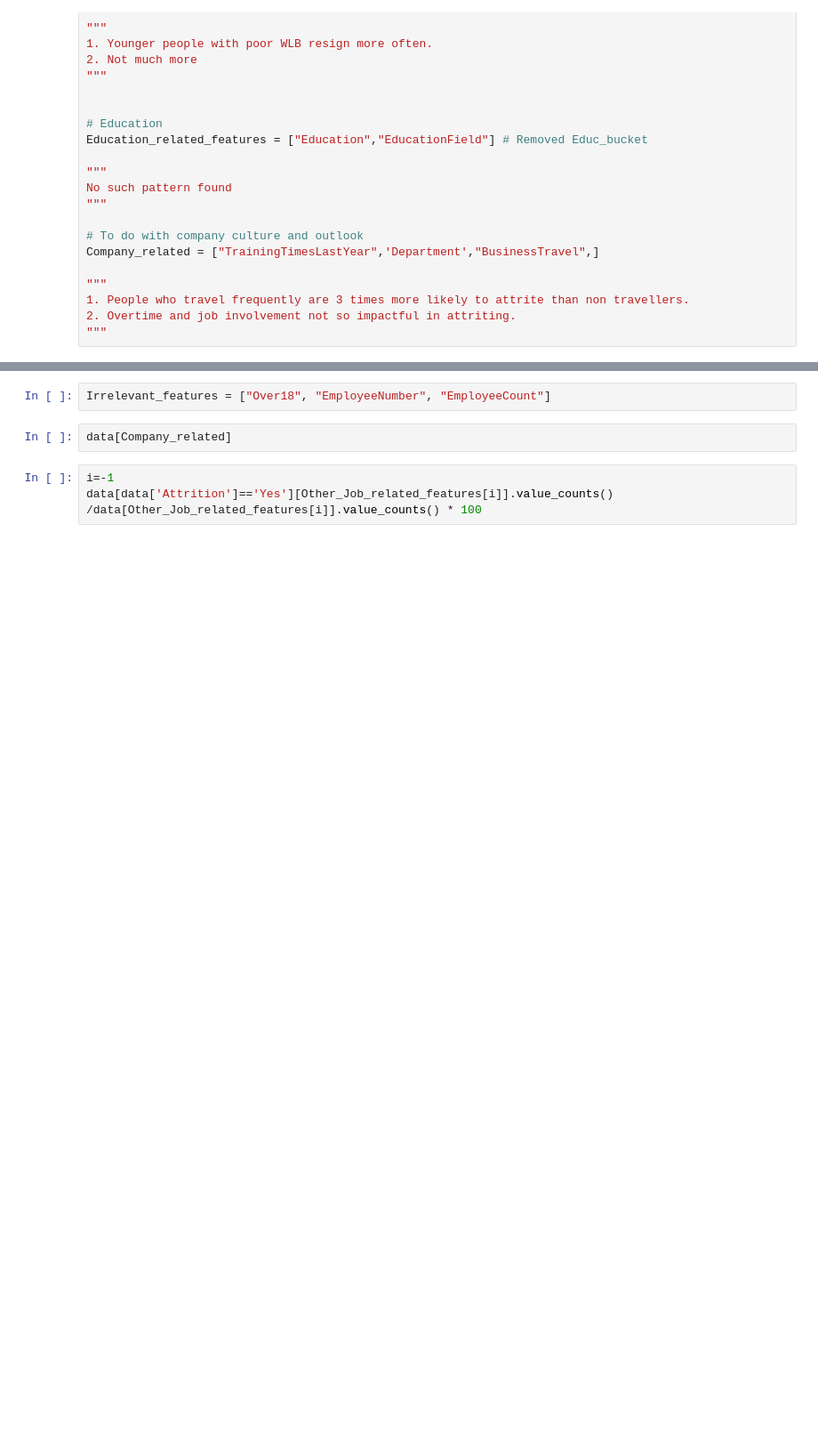
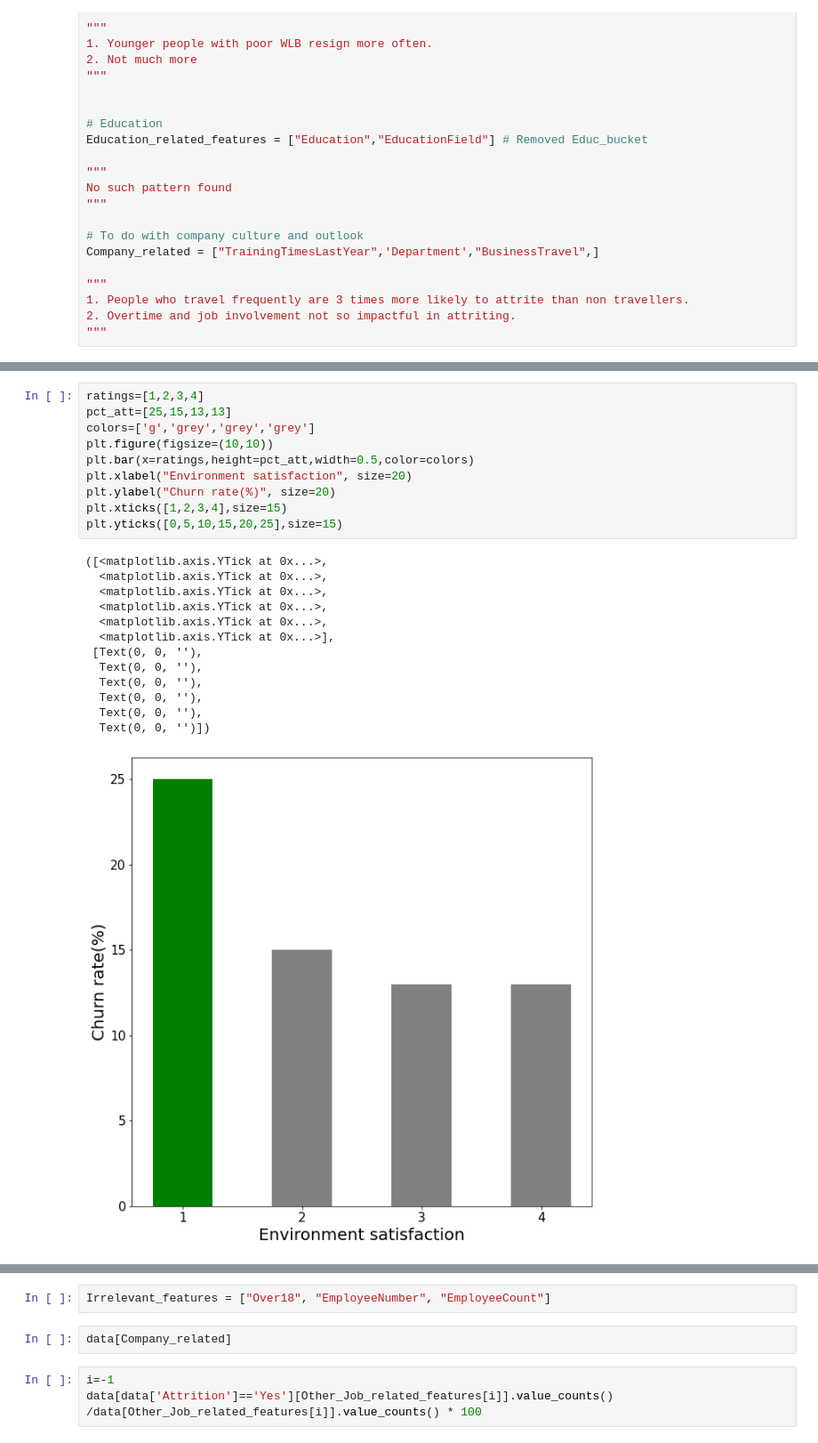
Before and after one commit to coderkol95/attrition_analytics, a Jupyter notebook: scratchpad.ipynb, the cells around one changed output, grey strips where cells are left out. Shown: that part at 89% size. Drawn from its saved outputs; the diff is of its cells as text; blank space fills up the shorter version.

Commit message:
Completed charts

```diff
--- a/scratchpad.ipynb
+++ b/scratchpad.ipynb
@@ -88,0 +98,24 @@ Company_related = ["TrainingTimesLastYear",'Department',"BusinessTravel",]
+# %%
+ratings=[1,2,3,4]
+pct_att=[25,15,13,13]
+colors=['g','grey','grey','grey']
+plt.figure(figsize=(10,10))
+plt.bar(x=ratings,height=pct_att,width=0.5,color=colors)
+plt.xlabel("Environment satisfaction", size=20)
+plt.ylabel("Churn rate(%)", size=20)
+plt.xticks([1,2,3,4],size=15)
+plt.yticks([0,5,10,15,20,25],size=15)
+# %% [output]
+([<matplotlib.axis.YTick at 0x...>,
+  <matplotlib.axis.YTick at 0x...>,
+  <matplotlib.axis.YTick at 0x...>,
+  <matplotlib.axis.YTick at 0x...>,
+  <matplotlib.axis.YTick at 0x...>,
+  <matplotlib.axis.YTick at 0x...>],
+ [Text(0, 0, ''),
+  Text(0, 0, ''),
+  Text(0, 0, ''),
+  Text(0, 0, ''),
+  Text(0, 0, ''),
+  Text(0, 0, '')])
+[figure, added]
```
Also changed, not shown: parts of 53 cells of this notebook, 1 other file.
